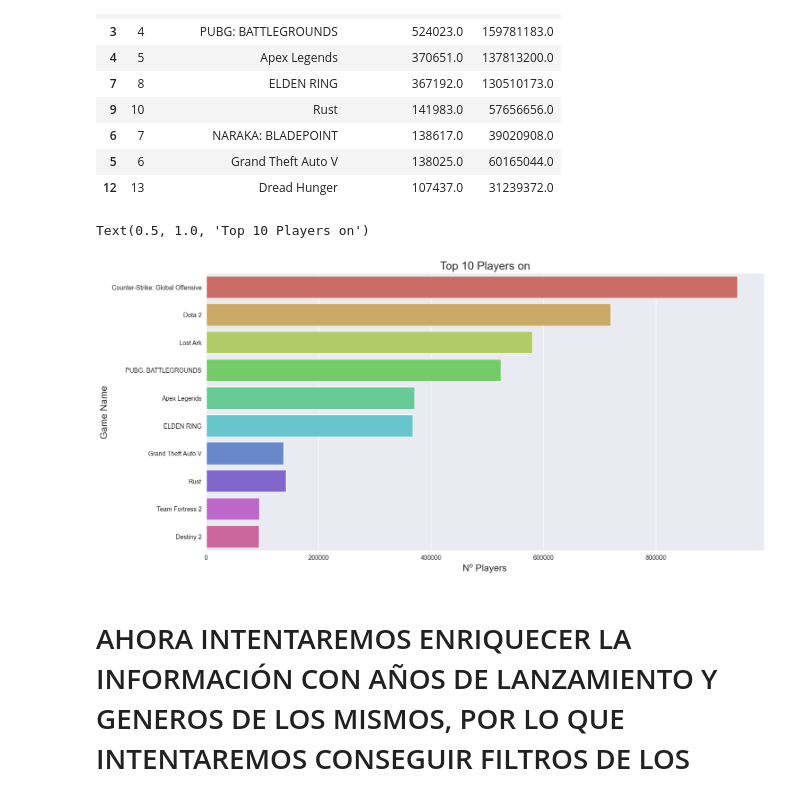
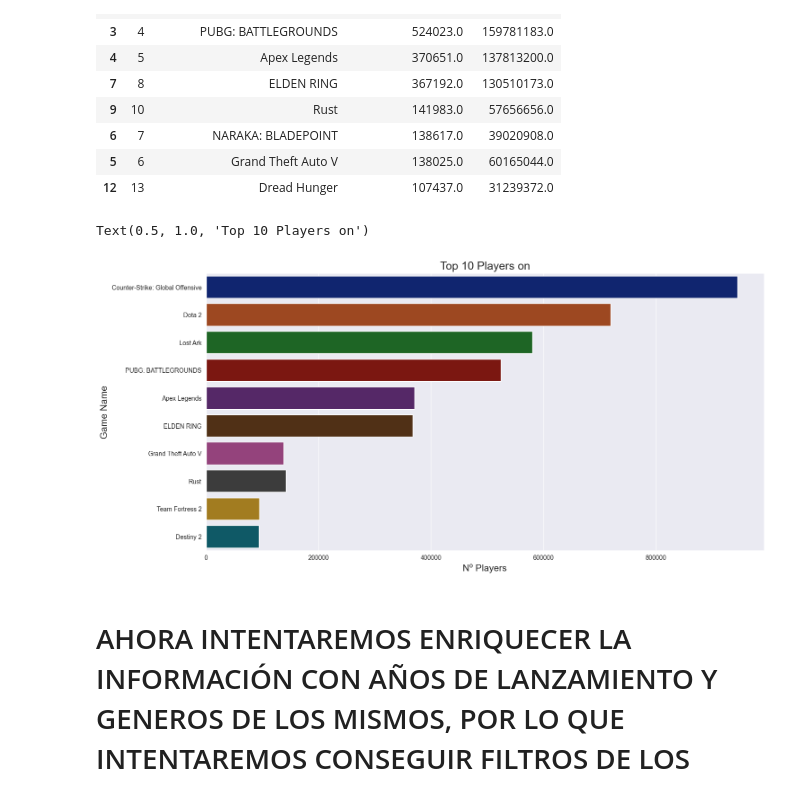
Before and after one commit to JacoboFdez/PROJECTO, a Jupyter notebook: notebook/CSV´s.ipynb, the cells around one changed output. Cells and saved outputs as stored; diff of their text form; code cells hidden in the pictures.

```diff
--- a/notebook/CSV´s.ipynb
+++ b/notebook/CSV´s.ipynb
@@ -172,13 +172,13 @@ top10Players
 # %%
 sns.set_style("darkgrid")
 plt.figure(figsize=(16,8))
-sns.barplot(x='Peak No. of Players ',y='\nName',data=Max10Played,palette='hls')
+sns.barplot(x='Peak No. of Players ',y='\nName',data=Max10Played,palette='dark')
 plt.ylabel('Game Name',fontsize=15)
 plt.xlabel('Nº Players',fontsize=15)
 plt.title('Top 10 Players on',fontsize=18)
 # %% [output]
 Text(0.5, 1.0, 'Top 10 Players on')
-[figure, old version]
+[figure, new version]
 # %%
 
 df_hours.to_csv('hoursplayed.csv', header=False, index=False)
```
Also changed, not shown: parts of 6 cells of this notebook, 3 other files.
